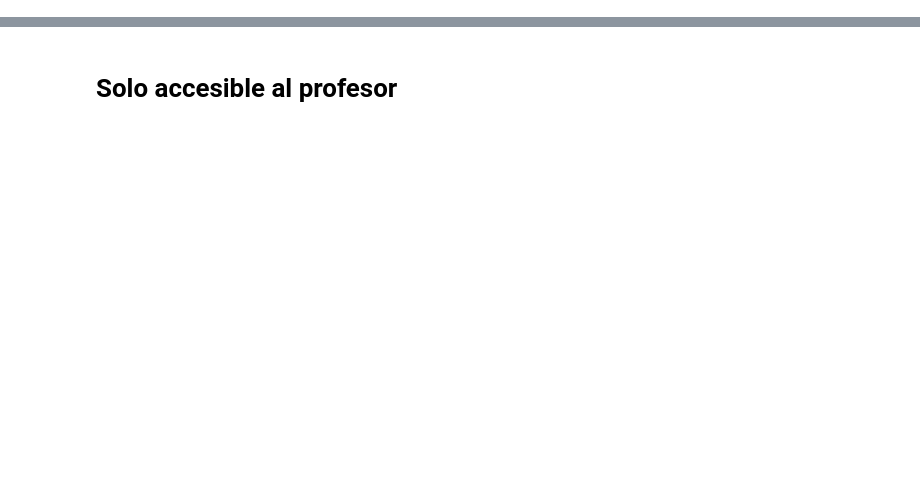
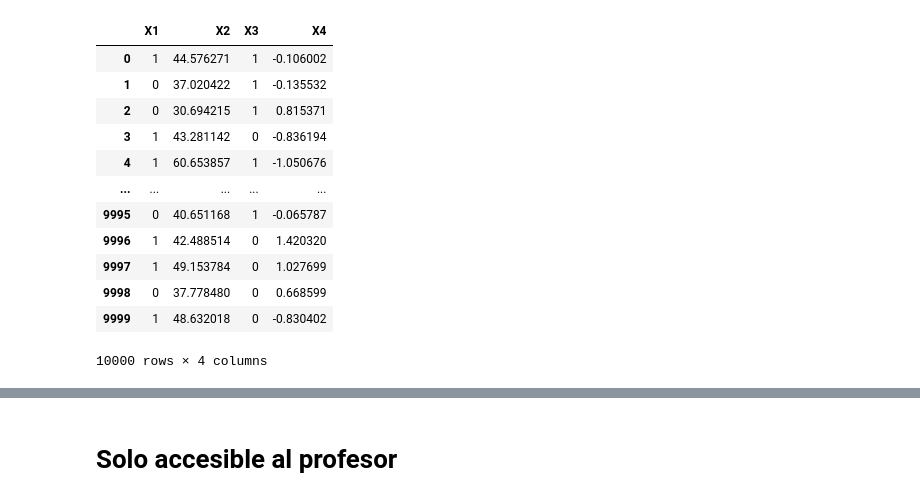
Before and after one commit to hsalva2/XEMA, a Jupyter notebook: Experimentos_Sesion_12a.ipynb, the cells around one changed output, grey strips where cells are left out. Drawn from its saved outputs; the diff is of its cells as text; code cells hidden in the pictures; blank space fills up the shorter version.

```diff
--- a/Experimentos_Sesion_12a.ipynb
+++ b/Experimentos_Sesion_12a.ipynb
@@ -11,15 +29,29 @@ from sklearn.linear_model import LinearRegression
 from econml.metalearners import SLearner, TLearner, XLearner
 # %%
 # Load the experiment dataset
-datos = pd.read_csv('https://raw.githubusercontent.com/carlosquintanillaa/Datasets/refs/heads/main/rotacion2.csv')
-nuevos = pd.read_csv('https://raw.githubusercontent.com/carlosquintanillaa/Datasets/refs/heads/main/rotacion3.csv')
+datos = pd.read_csv('https://raw.githubusercontent.com/hsalva2/XEMA/main/df1.csv')
+nuevos = pd.read_csv('https://raw.githubusercontent.com/hsalva2/XEMA/main/df2.csv')
 # %%
 # Definicion de variables para datos de los que aprenderemos los modelos
-y = datos['y']
-T = datos['w']
-X = datos.drop(['id','y','w'],axis=1)
+y = datos['Y']
+T = datos['T']
+X = datos.drop(['id','Y','T'],axis=1)
 X = pd.get_dummies(X,drop_first=True)
 X
+# %% [output]
+|  | X1 | X2 | X3 | X4 |
+| 0 | 1 | 44.576271 | 1 | -0.106002 |
+| 1 | 0 | 37.020422 | 1 | -0.135532 |
+| 2 | 0 | 30.694215 | 1 | 0.815371 |
+| 3 | 1 | 43.281142 | 0 | -0.836194 |
+| 4 | 1 | 60.653857 | 1 | -1.050676 |
+| ... | ... | ... | ... | ... |
+| 9995 | 0 | 40.651168 | 1 | -0.065787 |
+| 9996 | 1 | 42.488514 | 0 | 1.420320 |
+| 9997 | 1 | 49.153784 | 0 | 1.027699 |
+| 9998 | 0 | 37.778480 | 0 | 0.668599 |
+| 9999 | 1 | 48.632018 | 0 | -0.830402 |
+10000 rows × 4 columns
 # %%
 # Definir roles para datos nuevos
 X2 = nuevos.drop(['id'],axis=1)
```
Also changed, not shown: parts of 12 cells of this notebook.
